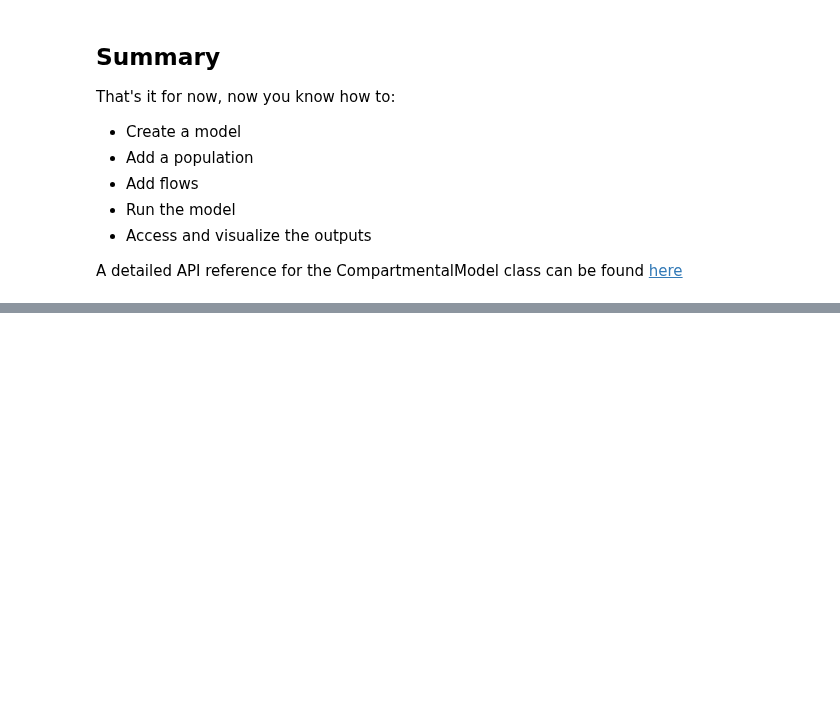
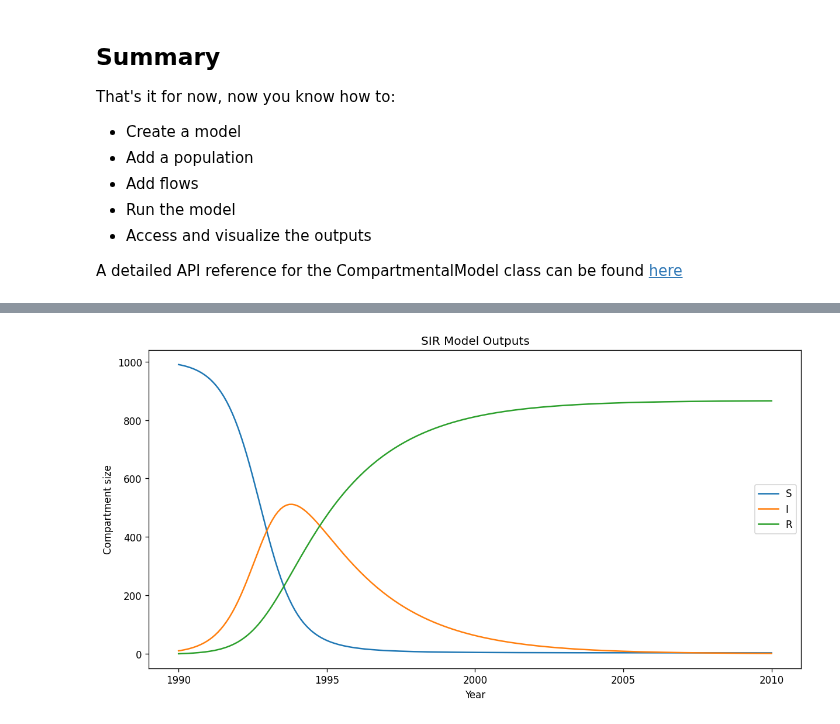
Before and after one commit to monash-emu/summer, a Jupyter notebook: docs/examples/1-basic-model.ipynb, the cells around one changed output, grey strips where cells are left out. Saved outputs shown, nothing was run; the diff lists cells and outputs as text; code cells hidden in the pictures; blank space fills up the shorter version.

```diff
--- a/docs/examples/1-basic-model.ipynb
+++ b/docs/examples/1-basic-model.ipynb
@@ -139,0 +147,70 @@ A detailed API reference for the CompartmentalModel class can be found [here](ht
+# %%
+import numpy as np
+import matplotlib.pyplot as plt
+
+TIMESTEP = 0.1
+START_TIME = 1990
+END_TIME = 2010
+
+# Get times
+time_period = END_TIME - START_TIME + 1
+num_steps = time_period / TIMESTEP
+times = np.linspace(START_TIME, END_TIME, num=int(num_steps))
+
+# Define initial conditions
+initial_conditions = np.array([990.0, 10.0, 0.0])  # S, I, R
+
+# Define outputs
+outputs = np.zeros((int(num_steps), 3))
+outputs[0] = initial_conditions
+
+# Calculate outputs for each timestep
+for t_idx, t in enumerate(times):
+    if t_idx == 0:
+        continue
+
+    flow_rates = np.zeros(3)
+    compartment_sizes = outputs[t_idx - 1 ]
+
+    # Susceptible people can get infected (frequency-dependent).
+    contact_rate = 2.0
+    num_sus = compartment_sizes[0]
+    num_inf = compartment_sizes[1]
+    num_pop = compartment_sizes.sum()
+    force_of_infection = contact_rate * num_inf / num_pop
+    infection_flow_rate = force_of_infection * num_sus
+    flow_rates[0] -= infection_flow_rate
+    flow_rates[1] += infection_flow_rate
+
+    # Infectious people take 3 years, on average, to recover.
+    sojourn_time = 3.0
+    num_inf = compartment_sizes[1]
+    recovery_flow_rate = num_inf / sojourn_time
+    flow_rates[1] -= recovery_flow_rate
+    flow_rates[2] += recovery_flow_rate
+
+    # Add an infection-specific death flow to the I compartment.
+    death_rate = 0.05
+    num_inf = compartment_sizes[1]
+    recovery_flow_rate = num_inf * death_rate
+    flow_rates[1] -= recovery_flow_rate
+
+    # Calculate comeprtment sizes at next timestep given flowrates
+    outputs[t_idx] = compartment_sizes + flow_rates * TIMESTEP
+
+# Plot the results as a function of time for S, I, R respectively
+fig, ax = plt.subplots(1, 1, figsize=(12, 6), dpi=120)
+
+# Add each compartment to the plot.
+for i in range(outputs.shape[1]):
+    ax.plot(times, outputs.T[i])
+
+ax.set_title("SIR Model Outputs")
+ax.set_xlabel("Year")
+ax.set_ylabel("Compartment size")
+ax.legend(["S", "I", "R"])
+start, end = ax.get_xlim()
+ax.xaxis.set_ticks(np.arange(start + 1, end, 5))
+plt.show()
+# %% [output]
+[figure, added]
```
Also changed, not shown: parts of 2 cells of this notebook, 10 other files.
